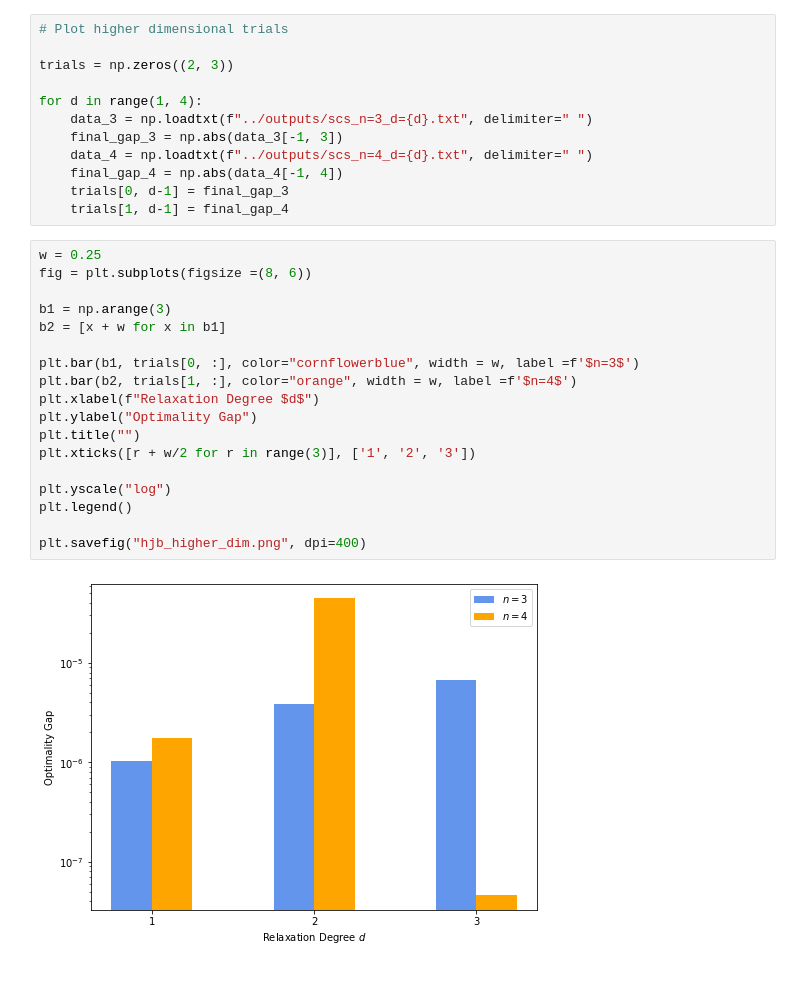
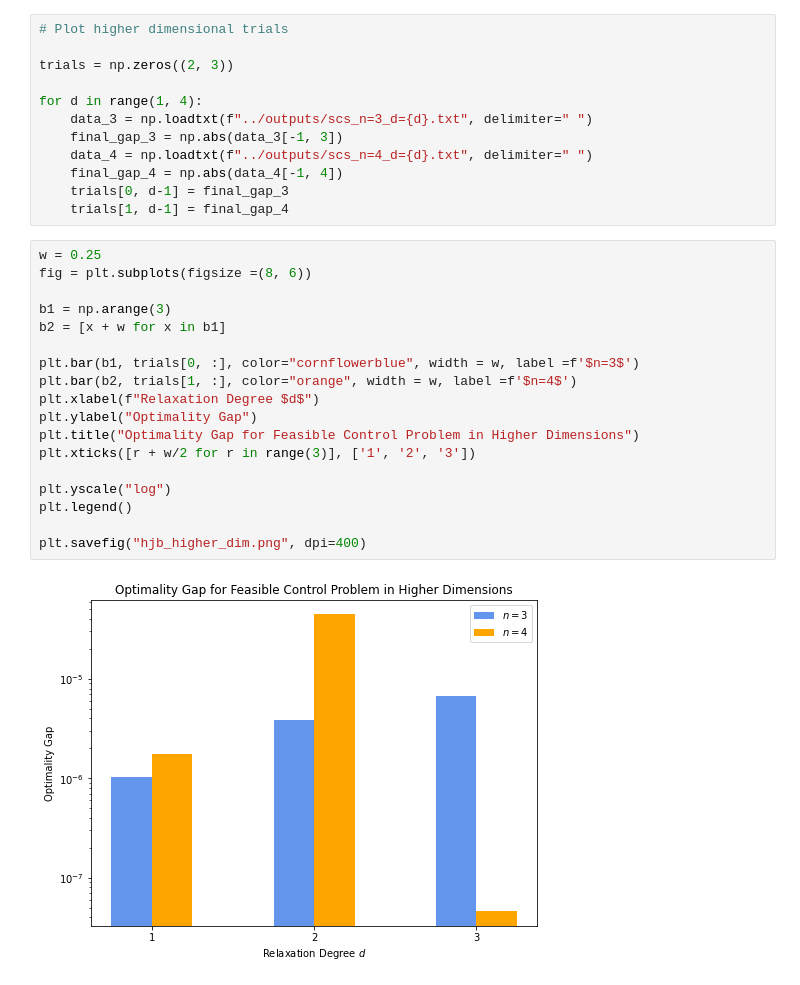
Before and after one commit to jakehofgard/sdp_pdes, a Jupyter notebook: plots/plotting.ipynb, the cells around one changed output. Cells and saved outputs as stored; diff of their text form.

Commit message:
Add final tests and plots

```diff
--- a/plots/plotting.ipynb
+++ b/plots/plotting.ipynb
@@ -97,20 +97,20 @@ for d in range(1, 4):
 # %%
 w = 0.25
 fig = plt.subplots(figsize =(8, 6))
 
 b1 = np.arange(3)
 b2 = [x + w for x in b1]
 
 plt.bar(b1, trials[0, :], color="cornflowerblue", width = w, label =f'$n=3$')
 plt.bar(b2, trials[1, :], color="orange", width = w, label =f'$n=4$')
 plt.xlabel(f"Relaxation Degree $d$")
 plt.ylabel("Optimality Gap")
-plt.title("")
+plt.title("Optimality Gap for Feasible Control Problem in Higher Dimensions")
 plt.xticks([r + w/2 for r in range(3)], ['1', '2', '3'])
 
 plt.yscale("log")
 plt.legend()
 
 plt.savefig("hjb_higher_dim.png", dpi=400)
 # %% [output]
-[figure, old version]
+[figure, new version]
```
Also changed, not shown: parts of 1 cell of this notebook, 44 other files.
